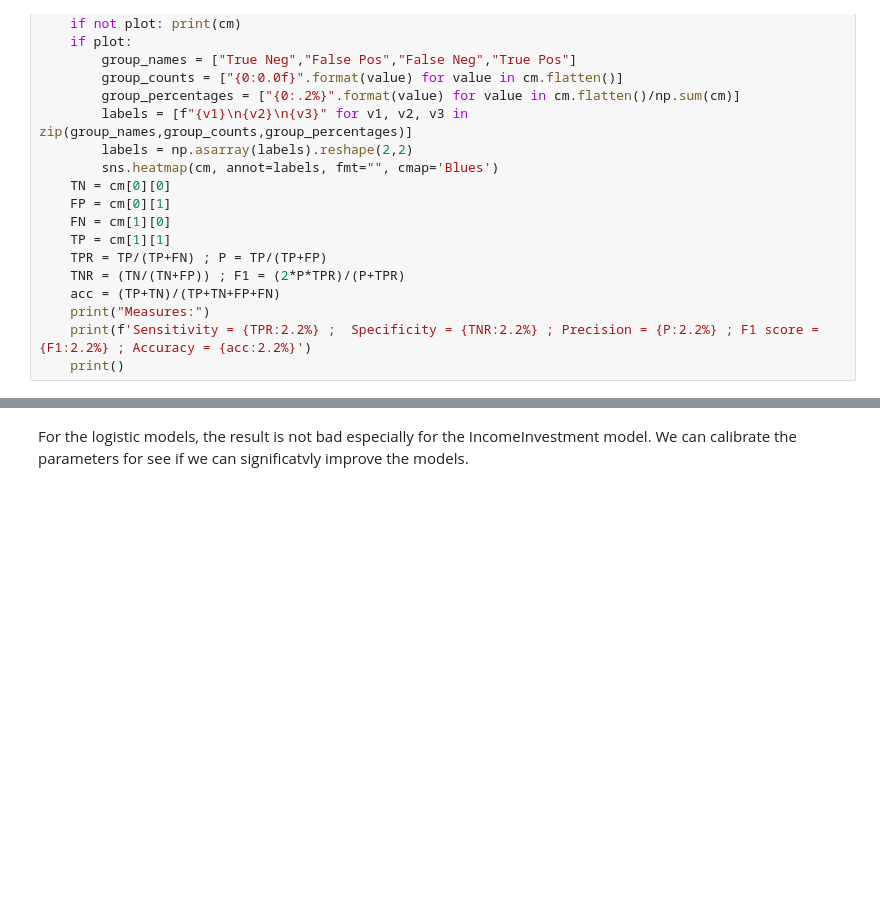
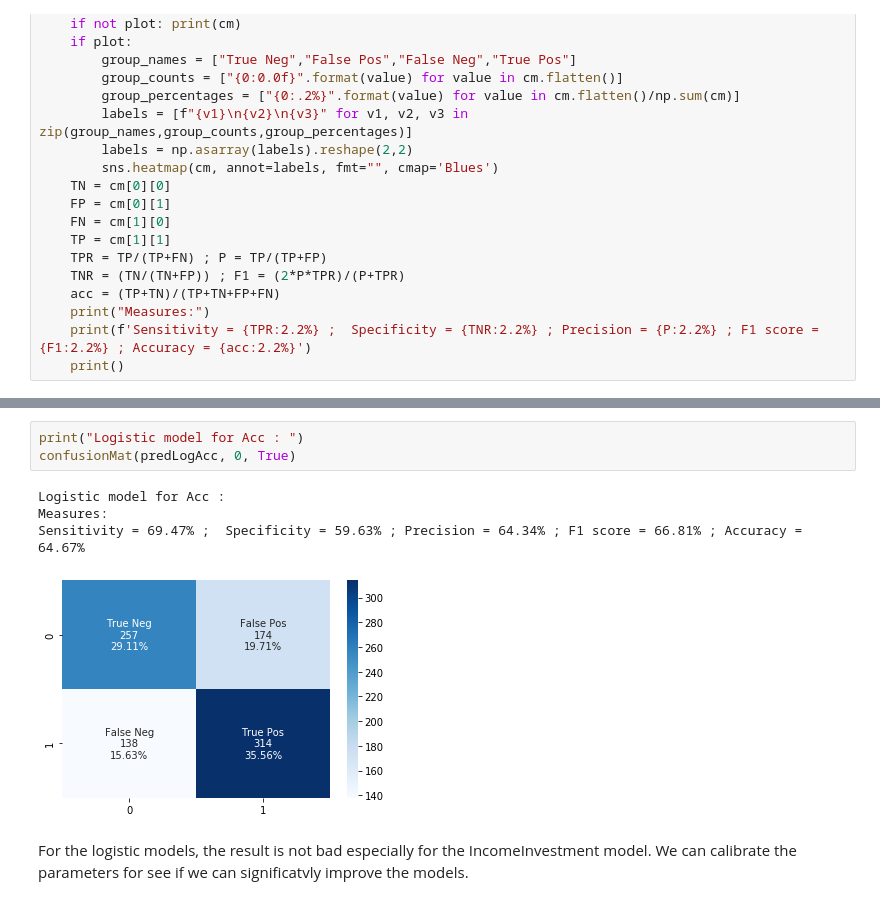
Before and after one commit to Emmalito/ML_BC2, a Jupyter notebook: src/classification.ipynb, the cells around one changed output, grey strips where cells are left out. Cells and saved outputs as stored; diff of their text form; blank space fills up the shorter version.

```diff
--- a/src/classification.ipynb
+++ b/src/classification.ipynb
@@ -254,3 +347,11 @@ Sensitivity = 73.48% ;  Specificity = 55.80% ; Precision = 63.28% ; F1 score = 6
+# %%
+print("Logistic model for Acc : ")
+confusionMat(predLogAcc, 0, True)
+# %% [output]
+Logistic model for Acc :
+Measures:
+Sensitivity = 69.47% ;  Specificity = 59.63% ; Precision = 64.34% ; F1 score = 66.81% ; Accuracy = 64.67%
+[figure, added]
 # %% [markdown]
 For the logistic models, the result is not bad especially for the IncomeInvestment model. We can calibrate the parameters for see if we can significatvly improve the models.
 # %%
```
Also changed, not shown: parts of 31 cells of this notebook.
